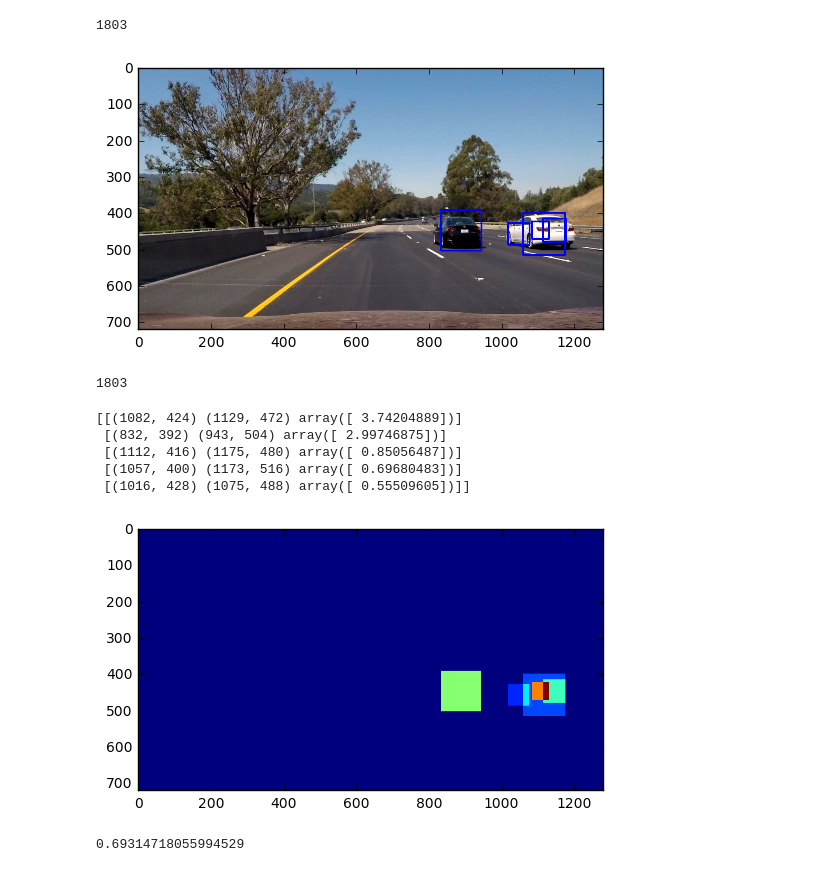
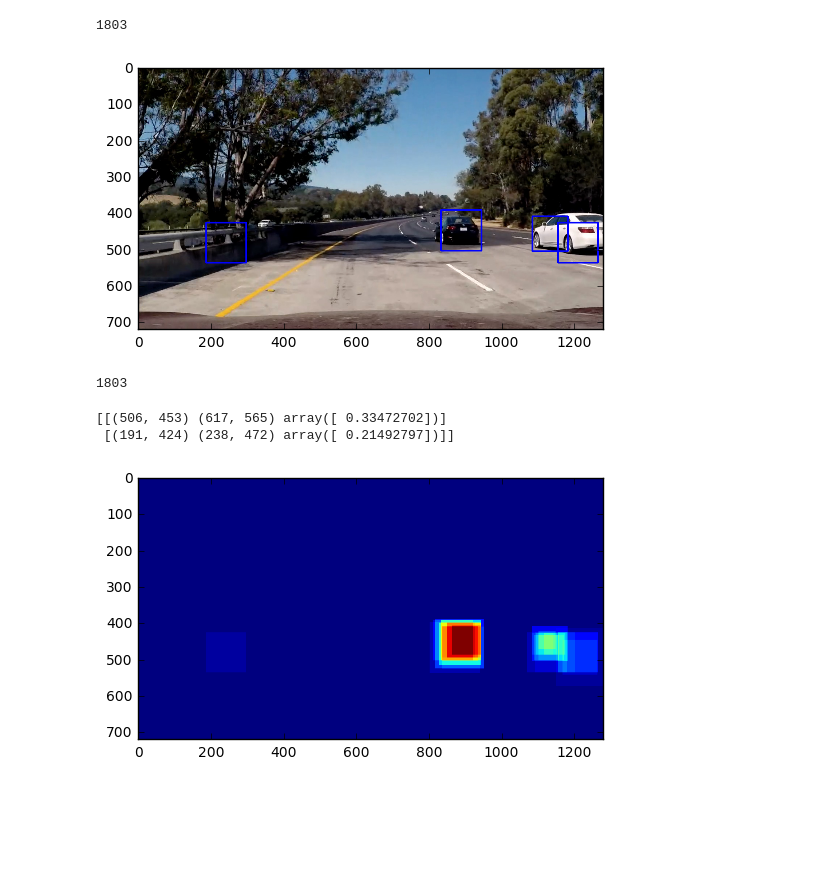
Before and after one commit to eigendreams/vehicle_tracking, a Jupyter notebook: Universal.ipynb, the cells around one changed output. Cells and saved outputs as stored; diff of their text form; code cells hidden in the pictures; blank space fills up the shorter version.

```diff
--- a/Universal.ipynb
+++ b/Universal.ipynb
@@ -669,7 +669,7 @@ def esvm_nms(boxes, overlap):
 
     return top
 # %%
-img = mpimg.imread('test_images/test6.jpg')
+img = mpimg.imread('test_images/test5.jpg')
 window_list = slideAll( img,
                          nlines = 16,
                          nvariations = 2,
@@ -683,16 +683,13 @@ plt.imshow(window_img)
 plt.show()
 print(counter)
 # %% [output]
-[figure, old version]
+[figure, new version]
 1803
 # %%
 print(tops)
 # %% [output]
-[[(1082, 424) (1129, 472) array([ 3.74204889])]
- [(832, 392) (943, 504) array([ 2.99746875])]
- [(1112, 416) (1175, 480) array([ 0.85056487])]
- [(1057, 400) (1173, 516) array([ 0.69680483])]
- [(1016, 428) (1075, 488) array([ 0.55509605])]]
+[[(506, 453) (617, 565) array([ 0.33472702])]
+ [(191, 424) (238, 472) array([ 0.21492797])]]
 # %%
 def heatMap(img,
             llist_windows,
@@ -721,13 +718,9 @@ def heatMap(img,
     return imgmap
 # %%
 hmap = heatMap(img,
-               [None, None, tops],
+               [None, None, window_list],
                2)
 plt.imshow(hmap)
-plt.show()
+plt.show(
 # %% [output]
-[figure, old version]
+[figure, new version]
-# %%
-np.log(2)
-# %% [output]
-0.69314718055994529
```
Also changed, not shown: parts of 1 cell of this notebook.
